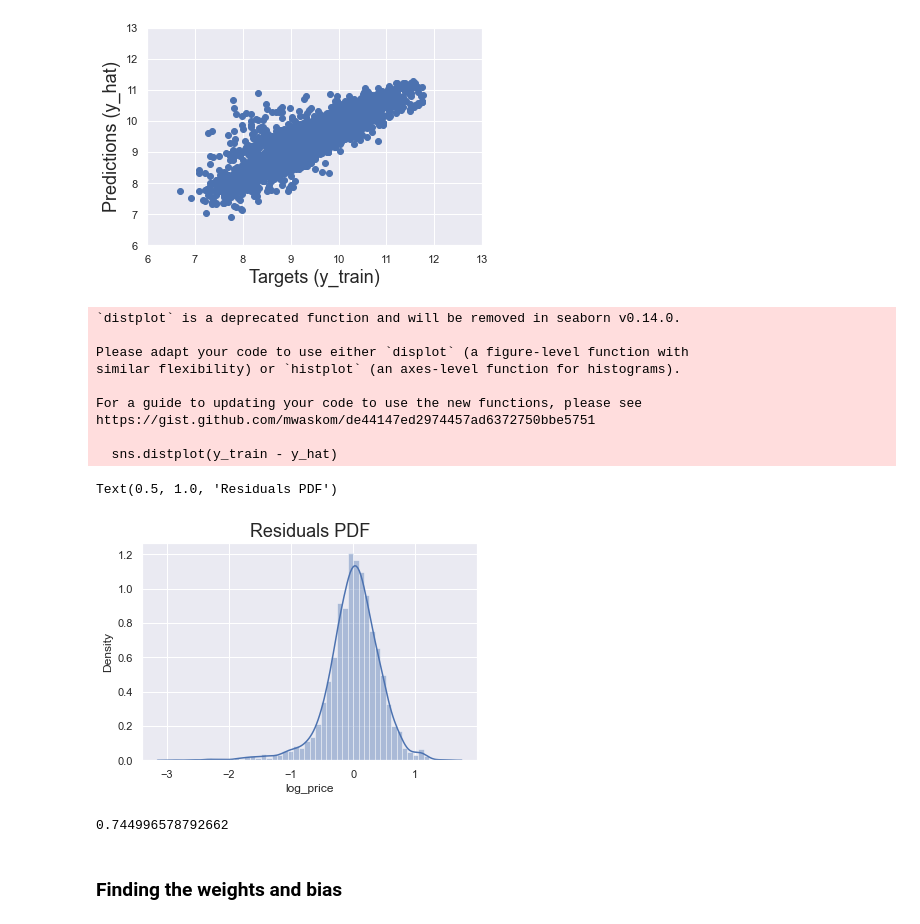
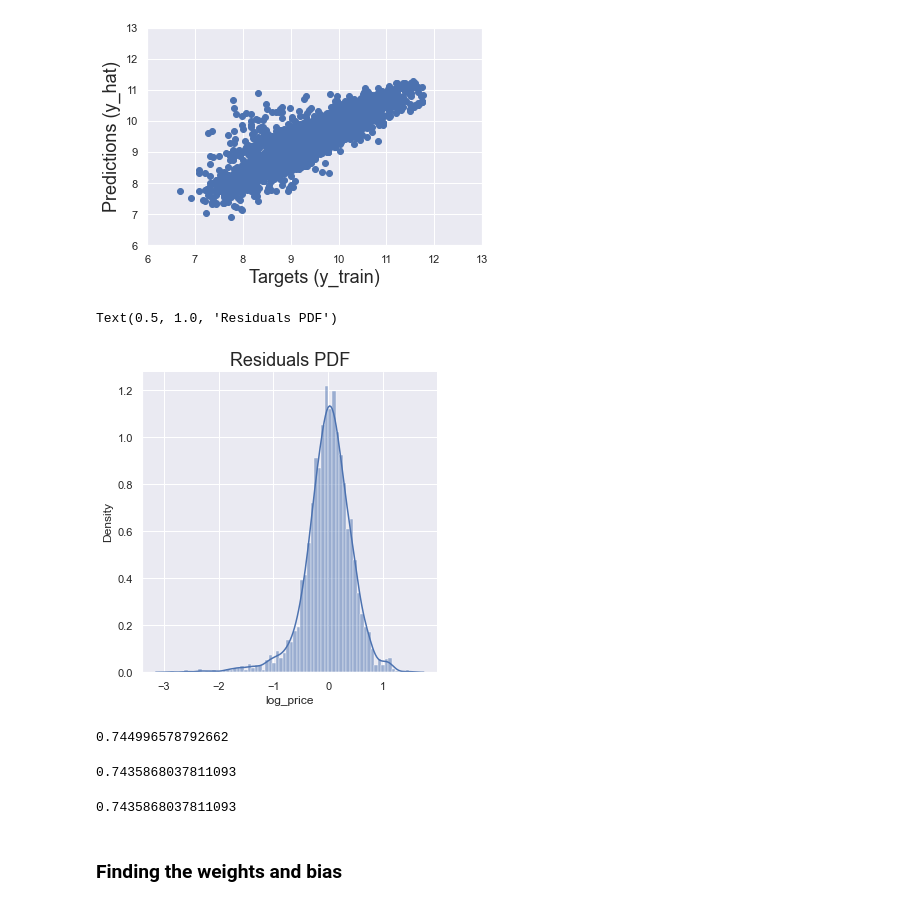
Before and after one commit to hangwl/data-science, a Jupyter notebook: 3. Python/8. Advanced Stastical Methods/2. sklearn/Practical Example/sklearn - Linear Regression - Practical Example (Part 5)_with_comments.ipynb, the cells around one changed output. Saved outputs shown, nothing was run; the diff lists cells and outputs as text; code cells hidden in the pictures.

```diff
--- a/3. Python/8. Advanced Stastical Methods/2. sklearn/Practical Example/sklearn - Linear Regression - Practical Example (Part 5)_with_comments.ipynb
+++ b/3. Python/8. Advanced Stastical Methods/2. sklearn/Practical Example/sklearn - Linear Regression - Practical Example (Part 5)_with_comments.ipynb
@@ -516,28 +516,19 @@ plt.show()
 # %%
 # Another useful check of our model is a residual plot
 # We can plot the PDF of the residuals and check for anomalies
-sns.distplot(y_train - y_hat)
+sns.displot(y_train - y_hat, kde=True, stat="density", kde_kws=dict(cut=3))
 
 # Include a title
 plt.title("Residuals PDF", size=18)
 
 # In the best case scenario this plot should be normally distributed
 # In our case we notice that there are many negative residuals (far away from the mean)
 # Given the definition of the residuals (y_train - y_hat), negative values imply
 # that y_hat (predictions) are much higher than y_train (the targets)
 # This is food for thought to improve our model
 # %% [output]
-`distplot` is a deprecated function and will be removed in seaborn v0.14.0.
-
-Please adapt your code to use either `displot` (a figure-level function with
-similar flexibility) or `histplot` (an axes-level function for histograms).
-
-For a guide to updating your code to use the new functions, please see
-https://gist.github.com/mwaskom/de44147ed2974457ad6372750bbe5751
-
-  sns.distplot(y_train - y_hat)
+Text(0.5, 1.0, 'Residuals PDF')
-Text(0.5, 1.0, 'Residuals PDF')
-[figure, old version]
+[figure, new version]
 # %%
 # Find the R-squared of the model
 reg.score(x_train,y_train)
@@ -546,6 +537,21 @@ reg.score(x_train,y_train)
 # in other words... find the Adjusted R-squared to have the appropriate measure :)
 # %% [output]
 0.744996578792662
+# %%
+# adj. R2 using sklearn
+model2 = LinearRegression()
+model2.fit(x_train, y_train)
+1 - (1-model2.score(x_train, y_train))*(len(y_train)-1)/(len(y_train)-x_train.shape[1]-1)
+# %% [output]
+0.7435868037811093
+# %%
+# adj. R2 using statsmodel
+
+x_train = sm.add_constant(x_train)
+model3 = sm.OLS(y_train, x_train).fit()
+print(model3.rsquared_adj)
+# %% [output]
+0.7435868037811093
 # %% [markdown]
 ### Finding the weights and bias
 # %%
```
